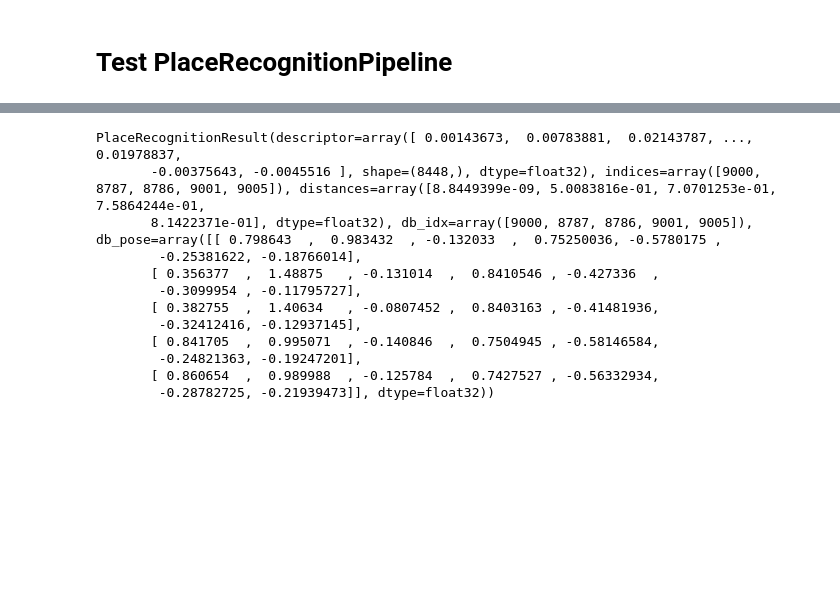
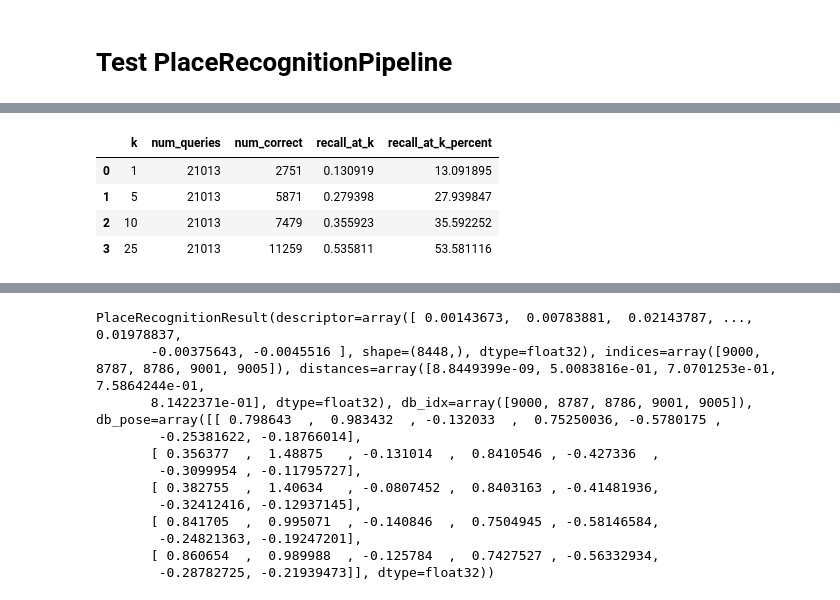
Before and after one commit to Georgiy2035/GSLoc, a Jupyter notebook: notebooks/02_3RScan_test.ipynb, the cells around one changed output, grey strips where cells are left out. Cells and saved outputs as stored; diff of their text form; code cells hidden in the pictures; blank space fills up the shorter version.

```diff
--- a/notebooks/02_3RScan_test.ipynb
+++ b/notebooks/02_3RScan_test.ipynb
@@ -35,12 +32,13 @@ Jupyter environment detected. Enabling Open3D WebVisualizer.
 ## Create dataset object
 # %%
 dataset_path = "/mnt/external_usb_hdd/6YL/Datasets/3RScan"
-index_path = "/home/kartashov_ga/projects/tests/gsloc/26-04-02/"
+index_path = "/home/kartashov_ga/projects/tests/gsloc/26-04-17/graph"
 # %%
 from torchvision.transforms import functional as F
 
 image_transform_fn = T.Compose([
     T.ToTensor(),
+    T.Lambda(lambda x: F.rotate(x, angle=-90)),  # 90° clockwise
     T.Normalize(mean=[0.485, 0.456, 0.406], std=[0.229, 0.224, 0.225]),
     T.Resize([322, 322], antialias=True)
 ])
@@ -215,0 +433,17 @@ inferencer.build_recall_benchmark_report(
+# %%
+seq_inferencer.build_recall_benchmark_report(
+    database_dataset=three_rscan_ds,
+    ks=[1, 5, 10, 25],
+    similarity_kwargs={
+        "mode": "pose",
+        "trans_tol_m": 4,
+        "rot_tol_deg": 90
+        },
+    include_per_query=False
+)
+# %% [output]
+|  | k | num_queries | num_correct | recall_at_k | recall_at_k_percent |
+| 0 | 1 | 21013 | 2751 | 0.130919 | 13.091895 |
+| 1 | 5 | 21013 | 5871 | 0.279398 | 27.939847 |
+| 2 | 10 | 21013 | 7479 | 0.355923 | 35.592252 |
+| 3 | 25 | 21013 | 11259 | 0.535811 | 53.581116 |
```
Also changed, not shown: parts of 20 cells of this notebook, 6 other files.
